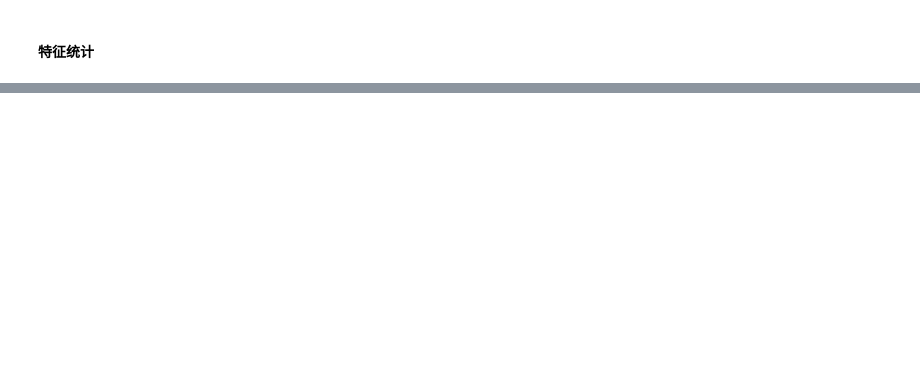
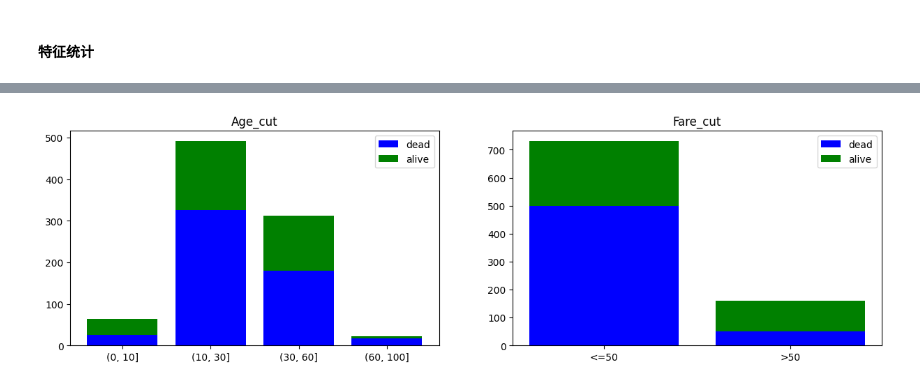
Before and after one commit to baqiyansheng/Titanic, a Jupyter notebook: src/titanic.ipynb, the cells around one changed output, grey strips where cells are left out. Drawn from its saved outputs; the diff is of its cells as text; code cells hidden in the pictures; blank space fills up the shorter version.

```diff
--- a/src/titanic.ipynb
+++ b/src/titanic.ipynb
@@ -103,0 +152,22 @@ import matplotlib.pyplot as plt
+# %%
+# 年龄划分为四个区间：0~10为儿童；10~30为年轻人；30~60为中年人；60以上为老年人
+# 新建一列 Age_cut，字符串类型
+train['Age_cut'] = '(0, 10]'
+# 将年龄划分为四个区间
+train.loc[train['Age'] > 10, 'Age_cut'] = '(10, 30]'
+train.loc[train['Age'] > 30, 'Age_cut'] = '(30, 60]'
+train.loc[train['Age'] > 60, 'Age_cut'] = '(60, 100]'
+# 画出年龄分布
+plt.figure(figsize=(15, 10))
+plt.subplots_adjust(hspace=0.5)
+plt.subplot(2, 2, 1)
+plot_bar('Age_cut')
+# 票价每 50 为一个区间
+train['Fare_cut'] = '<=50'
+train.loc[train['Fare'] > 50, 'Fare_cut'] = '>50'
+plt.subplot(2, 2, 2)
+plot_bar('Fare_cut')
+plt.show()
+train.drop(['Age_cut', 'Fare_cut'], axis=1, inplace=True)
+# %% [output]
+[figure, added]
```
Also changed, not shown: parts of 8 cells of this notebook, 1 other file.
